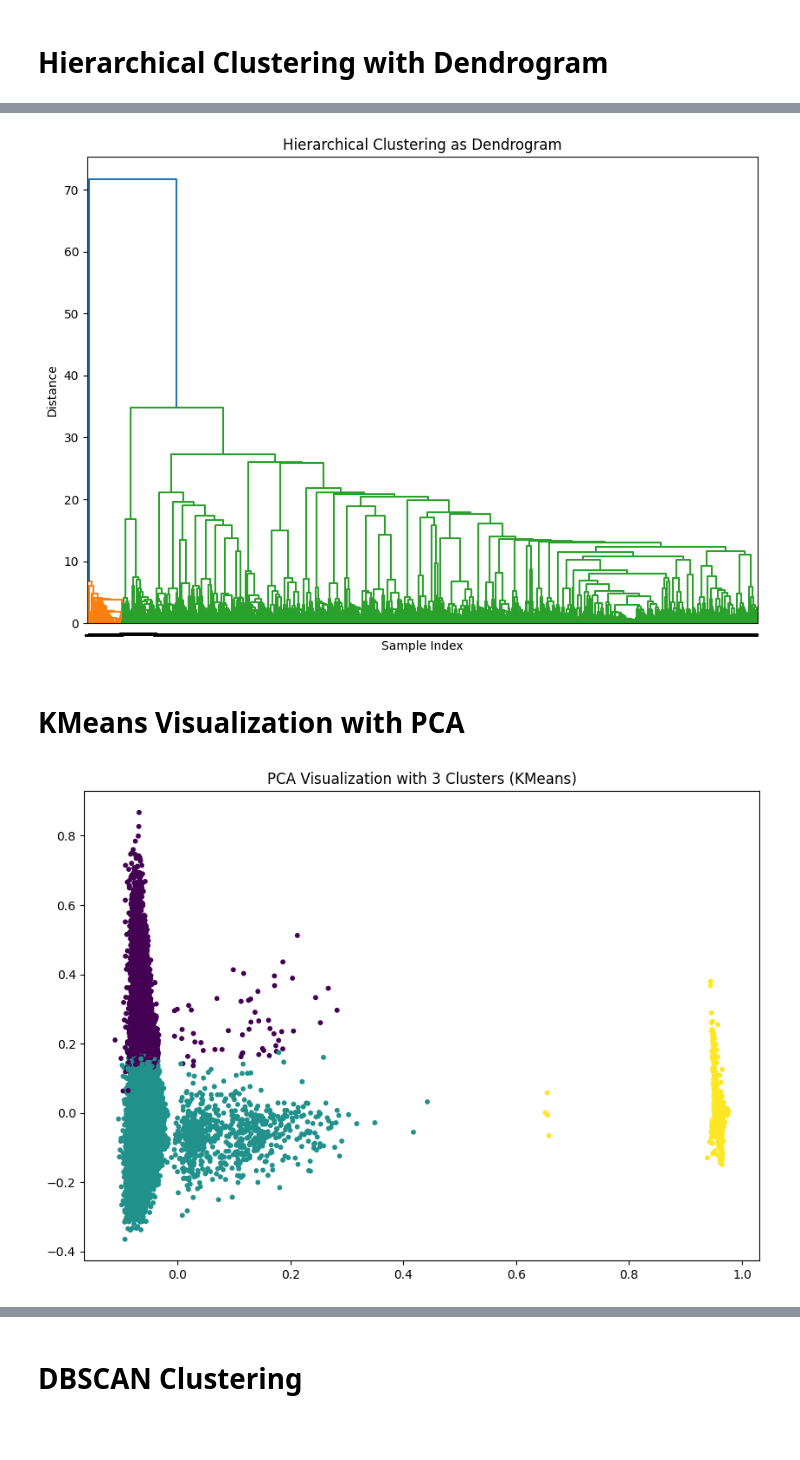
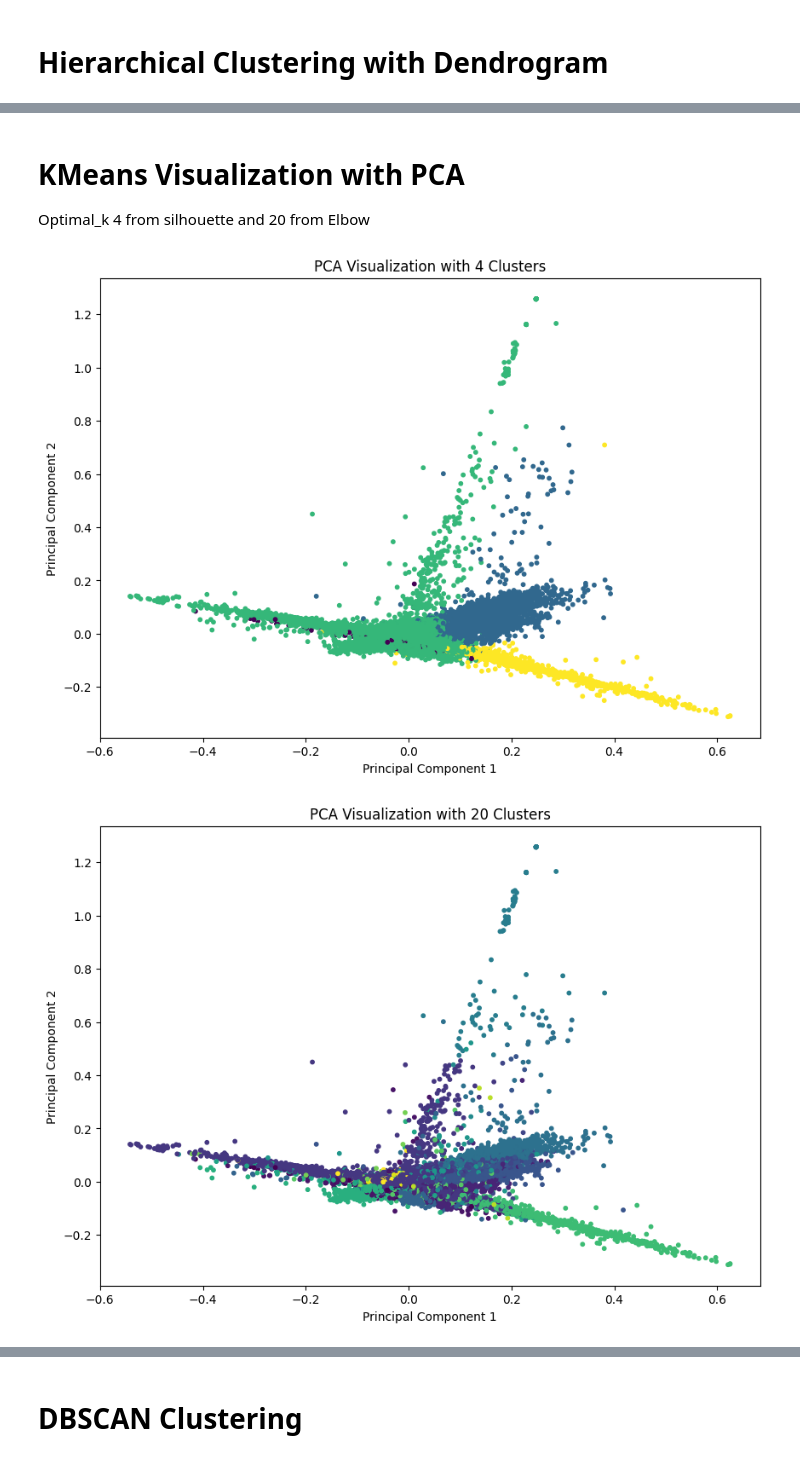
Before and after one commit to Jus-tiine/CTDS, a Jupyter notebook: GroupSimilarities.ipynb, the cells around one changed output, grey strips where cells are left out. Saved outputs shown, nothing was run; the diff lists cells and outputs as text; code cells hidden in the pictures; blank space fills up the shorter version.

```diff
--- a/GroupSimilarities.ipynb
+++ b/GroupSimilarities.ipynb
@@ -167,0 +275,17 @@ plt.show()
+# %%
+# Elbow method
+inertia_values = []
+cluster_range = range(2, 30)  # Test cluster numbers between 2 and 14
+
+for k in cluster_range:
+    kmeans = KMeans(n_clusters=k, random_state=42)
+    kmeans.fit(reduced_features)
+    inertia_values.append(kmeans.inertia_)
+
+# Elbow Method
+plt.figure(figsize=(8, 6))
+plt.plot(cluster_range, inertia_values, marker='o')
+plt.xlabel('Number of Clusters (k)')
+plt.ylabel('Inertia')
+plt.title('Elbow Method')
+plt.show()
@@ -243,36 +389,27 @@ plt.show()
-# %%
-# Visualizing the dendrogram
-Z = linkage(reduced_features, 'ward')
-
-# Plotting the dendrogram
-plt.figure(figsize=(10, 7))
-dendrogram(Z, labels=labels)
-plt.title('Hierarchical Clustering as Dendrogram')
-plt.xlabel("Sample Index")
-plt.ylabel("Distance")
-plt.show()
-# %% [output]
-[figure, removed]
 # %% [markdown]
 # KMeans Visualization with PCA
+
+Optimal_k 4 from silhouette and 20 from Elbow
 # %%
-# Clustering with KMeans
-optimal_k = 3
+# Optimal value for k
+optimal_k = [4, 20]
 
-kmeans = KMeans(n_clusters=optimal_k, random_state=42)
-news['cluster'] = kmeans.fit_predict(reduced_features)
+for k in optimal_k:
+    kmeans = KMeans(n_clusters=int(k), random_state=42)
+    news['cluster'] = kmeans.fit_predict(reduced_features)
 
-# PCA for Visualization
-pca_vis = IncrementalPCA(n_components=2)
-pca_features = pca_vis.fit_transform(reduced_features)
+    # PCA for Visualization
+    pca_vis = IncrementalPCA(n_components=2)
+    pca_features = pca_vis.fit_transform(reduced_features)
 
-# PCA Visualization
-plt.figure(figsize=(10, 7))
-plt.scatter(pca_features[:, 0], pca_features[:, 1], c=news['cluster'], cmap='viridis', s=10)
-plt.title(f'PCA Visualization with {optimal_k} Clusters (KMeans)')
-plt.xlabel('Principal Component 1')
-plt.ylabel('Principal Component 2')
-plt.show()
+    # PCA Visualization
+    plt.figure(figsize=(10, 7))
+    plt.scatter(pca_features[:, 0], pca_features[:, 1], c=news['cluster'], cmap='viridis', s=10)
+    plt.title(f'PCA Visualization with {k} Clusters')
+    plt.xlabel('Principal Component 1')
+    plt.ylabel('Principal Component 2')
+    plt.show()
 # %% [output]
-[figure, old version]
+[figure, new version]
+[figure, added]
 # %%
```
Also changed, not shown: parts of 26 cells of this notebook.
